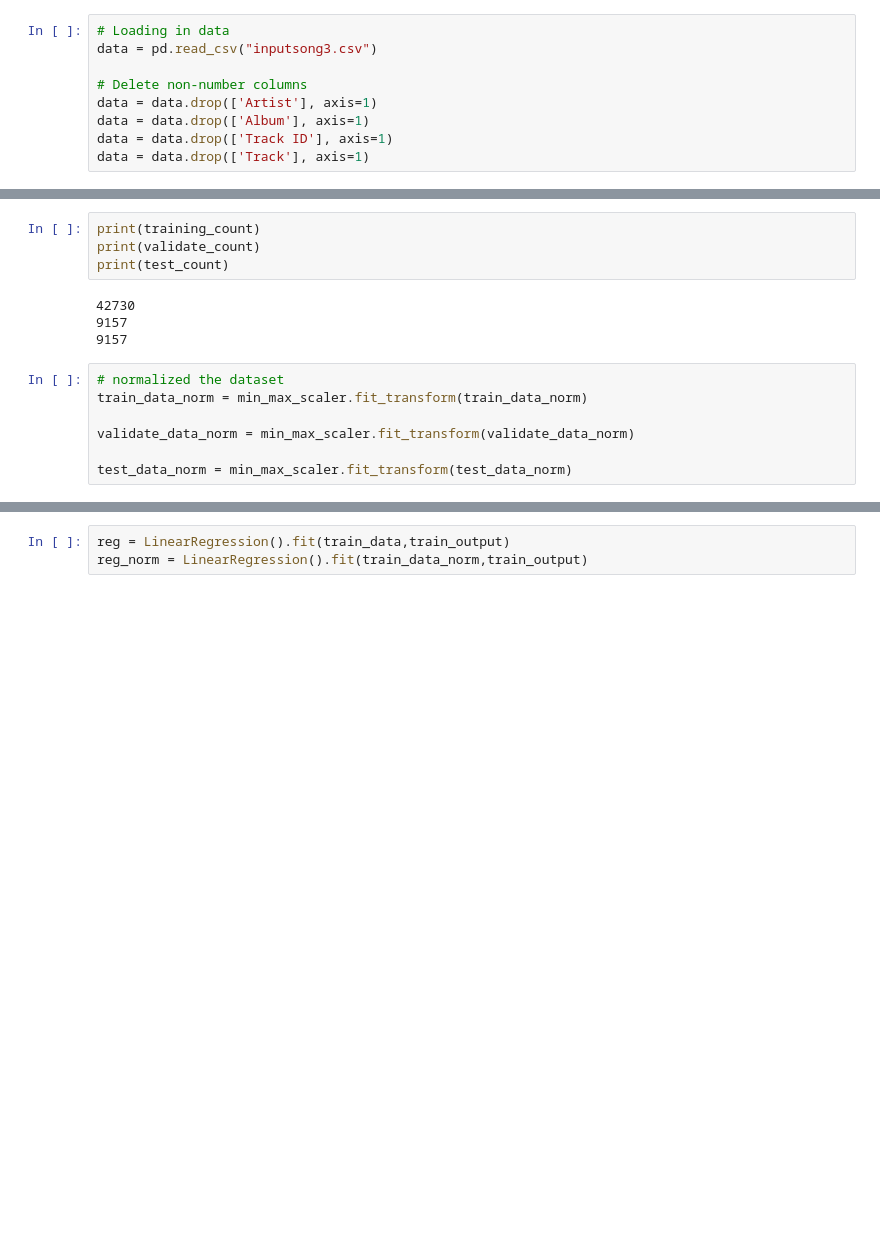
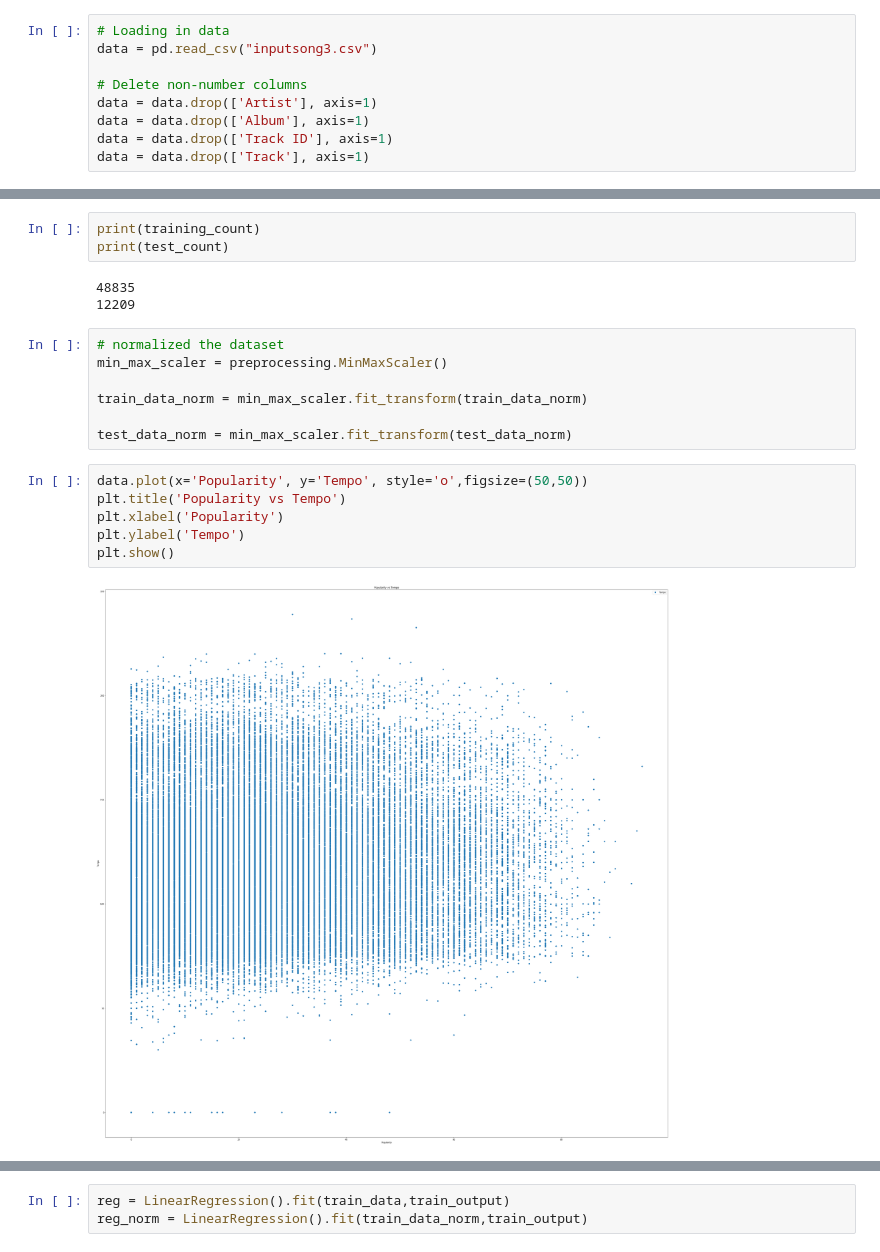
Before and after one commit to peishuan/Natural-Computation-Methods-for-Machine-Learning-Final-Project, a Jupyter notebook: meeting0520/spotify_linear_regression.ipynb, the cells around one changed output, grey strips where cells are left out. Cells and saved outputs as stored; diff of their text form; blank space fills up the shorter version.

```diff
--- a/meeting0520/spotify_linear_regression.ipynb
+++ b/meeting0520/spotify_linear_regression.ipynb
@@ -72,16 +63,22 @@ test_count = len(test_data[:,0])
 test_count_norm = len(test_data[:,0])
 # %%
 print(training_count)
-print(validate_count)
 print(test_count)
 # %% [output]
-42730
-9157
-9157
+48835
+12209
 # %%
 # normalized the dataset
+min_max_scaler = preprocessing.MinMaxScaler()
+
 train_data_norm = min_max_scaler.fit_transform(train_data_norm)
 
-validate_data_norm = min_max_scaler.fit_transform(validate_data_norm)
-
 test_data_norm = min_max_scaler.fit_transform(test_data_norm)
+# %%
+data.plot(x='Popularity', y='Tempo', style='o',figsize=(50,50))
+plt.title('Popularity vs Tempo')
+plt.xlabel('Popularity')
+plt.ylabel('Tempo')
+plt.show()
+# %% [output]
+[figure, added]
```
Also changed, not shown: parts of 13 cells of this notebook.
